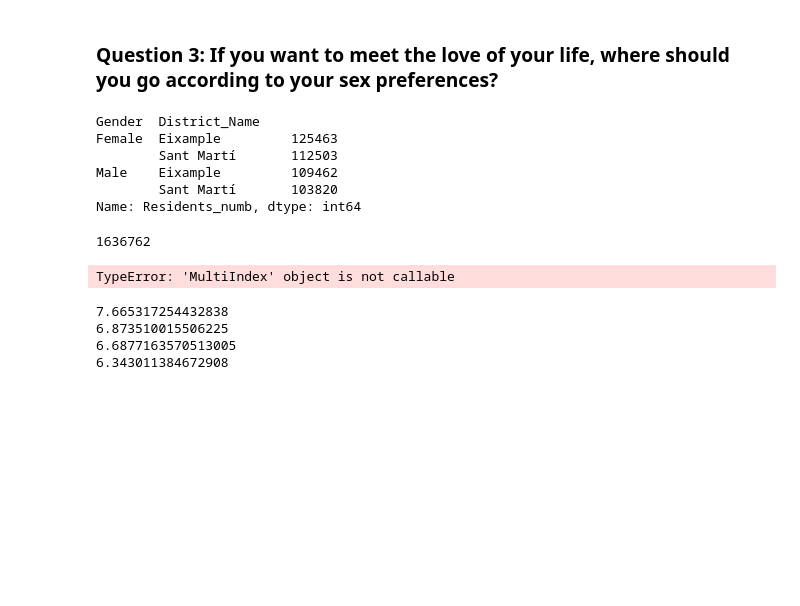
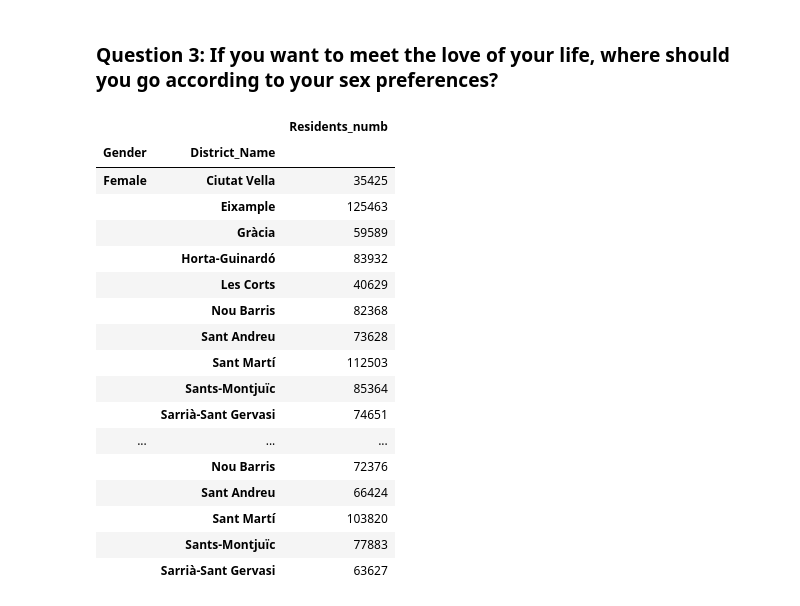
Before and after one commit to Carleto04/Project-Week-2-Barcelona, a Jupyter notebook: your-project/Barcelona_Nationalities.ipynb, the cells around one changed output. Drawn from its saved outputs; the diff is of its cells as text; code cells hidden in the pictures; blank space fills up the shorter version.

```diff
--- a/your-project/Barcelona_Nationalities.ipynb
+++ b/your-project/Barcelona_Nationalities.ipynb
@@ -483,28 +483,24 @@ Name: Residents_numb, dtype: int64
 # %% [markdown]
 ### Question 3: If you want to meet the love of your life, where should you go according to your sex preferences?
 # %%
-gender_prop = df_nat.groupby(['Gender','District_Name'])['Residents_numb'].sum().nlargest(4)
+gender_prop = pd.DataFrame(df_nat.groupby(['Gender','District_Name'])['Residents_numb'].sum())
 gender_prop
 # %% [output]
-Gender  District_Name
-Female  Eixample         125463
-        Sant Martí       112503
-Male    Eixample         109462
-        Sant Martí       103820
-Name: Residents_numb, dtype: int64
+|  |  | Residents_numb |
+| Gender | District_Name |  |
+| Female | Ciutat Vella | 35425 |
+|  | Eixample | 125463 |
+|  | Gràcia | 59589 |
+|  | Horta-Guinardó | 83932 |
+|  | Les Corts | 40629 |
+|  | Nou Barris | 82368 |
+|  | Sant Andreu | 73628 |
+|  | Sant Martí | 112503 |
+|  | Sants-Montjuïc | 85364 |
+|  | Sarrià-Sant Gervasi | 74651 |
+| ... | ... | ... |
+|  | Nou Barris | 72376 |
+|  | Sant Andreu | 66424 |
+|  | Sant Martí | 103820 |
+|  | Sants-Montjuïc | 77883 |
+|  | Sarrià-Sant Gervasi | 63627 |
-# %%
-data['Nombre'].sum()
-# %% [output]
-1636762
-# %%
-gender_prop.index()
-# %% [output]
-TypeError: 'MultiIndex' object is not callable
-# %%
-for i in gender_prop:
-    print(i /(data['Nombre'].sum())* 100)
-# %% [output]
-7.665317254432838
-6.873510015506225
-6.6877163570513005
-6.343011384672908
```
Also changed, not shown: parts of 5 cells of this notebook.
